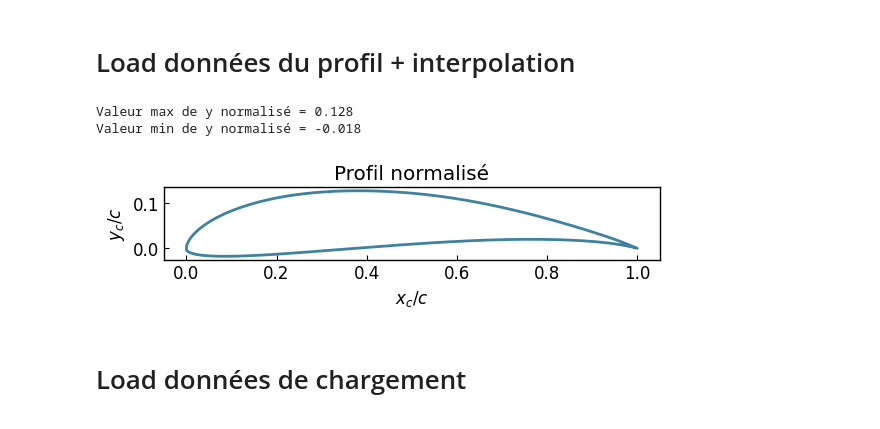
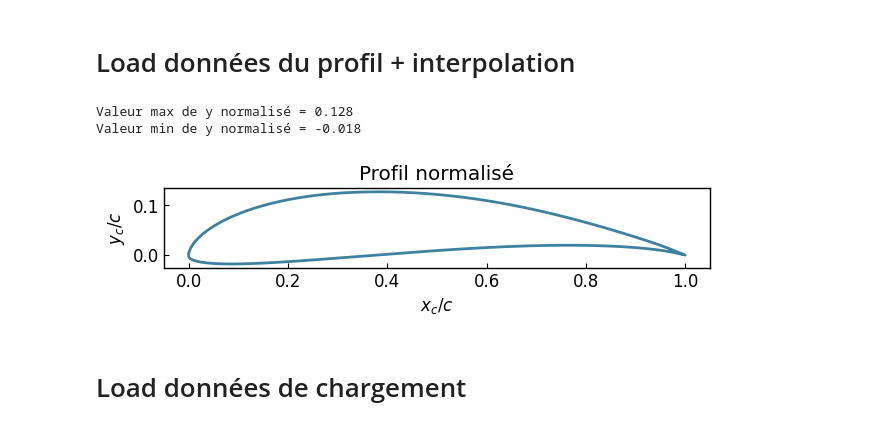
Before and after one commit to Oddball777/etude_cas_rdm, a Jupyter notebook: etude_cas_rdm/main.ipynb, the cells around one changed output. Saved outputs shown, nothing was run; the diff lists cells and outputs as text; code cells hidden in the pictures.

```diff
--- a/etude_cas_rdm/main.ipynb
+++ b/etude_cas_rdm/main.ipynb
@@ -132,38 +135,36 @@ y_original = np.array(y_original)
 
 if interpoler:
     num_points = 1000
 
     s = np.zeros(x_original.shape) # paramétrisation
     s[1:] = np.sqrt((x_original[1:] - x_original[:-1])**2 + (y_original[1:] - y_original[:-1])**2).cumsum()
     s_total = s[-1]
     spline_t = np.linspace(0, s_total, num_points)
 
     spline_x = CubicSpline(s, x_original)
     spline_y = CubicSpline(s, y_original)
 
     x_profile = spline_x(spline_t) # type: np.ndarray
     y_profile = spline_y(spline_t) # type: np.ndarray
 else:
     x_profile = x_original # type: np.ndarray
     y_profile = y_original # type: np.ndarray
 
 # Trouver les valeurs max et min de y
 y_max_norm = max(y_profile)
 y_min_norm = min(y_profile)
 print(f"Valeur max de y normalisé = {y_max_norm:.3f}")
 print(f"Valeur min de y normalisé = {y_min_norm:.3f}")
 
 # Graphique du profil
 curve_v = gl.Curve(x_profile, y_profile)
-fig = gl.Figure(x_label=r'$x_c/c$', y_label=r'$y_c/c$', title='Profil normalisé')
+fig = gl.Figure(x_label=r'$x_c/c$', y_label=r'$y_c/c$', title='Profil normalisé', aspect_ratio="equal")
 fig.add_elements(curve_v)
-fig._prepare_figure()
-fig._axes.set_aspect('equal')
-fig._figure
+fig.show()
 # %% [output]
 Valeur max de y normalisé = 0.128
 Valeur min de y normalisé = -0.018
-[figure, old version]
+[figure, new version]
 # %% [markdown]
 # Load données de chargement
 # %%
```
Also changed, not shown: parts of 11 cells of this notebook, 7 other files.
